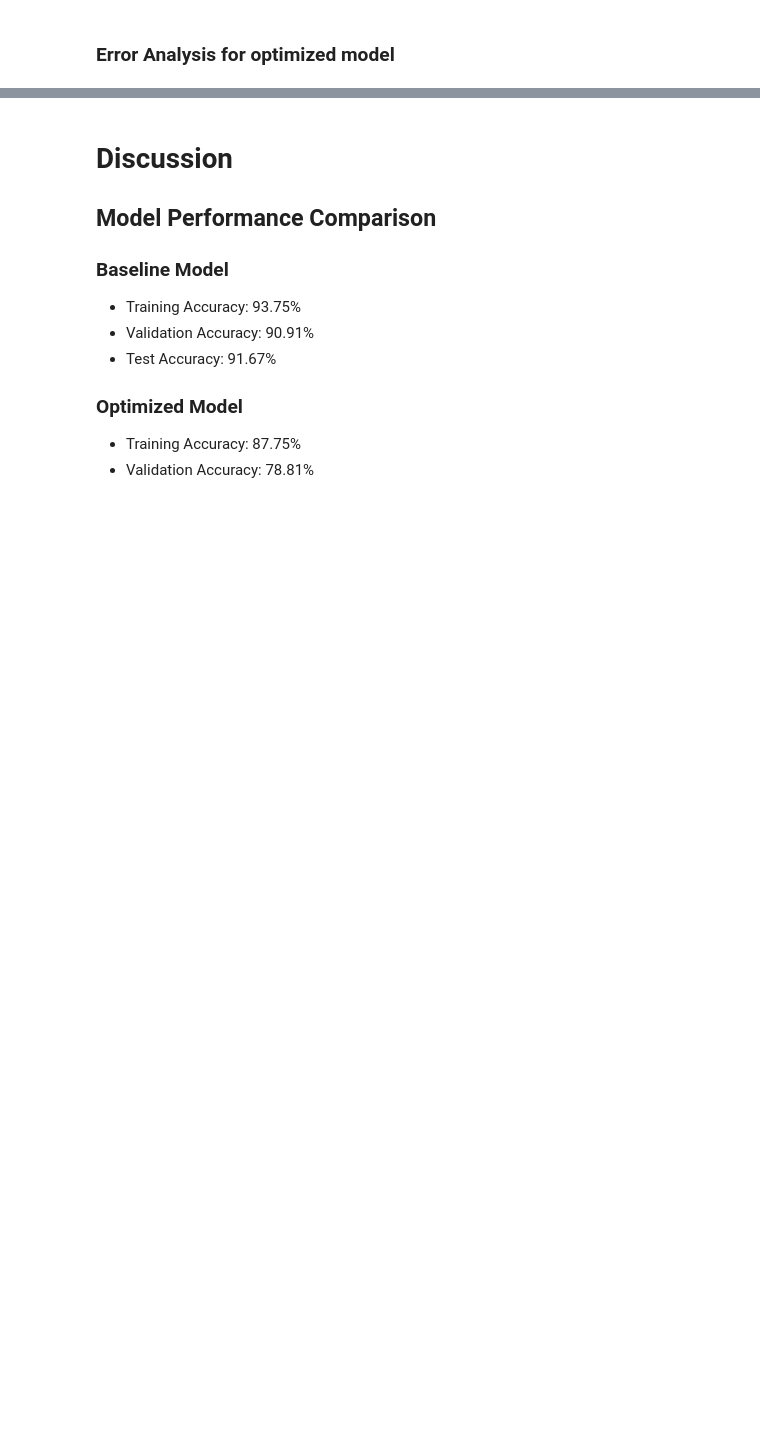
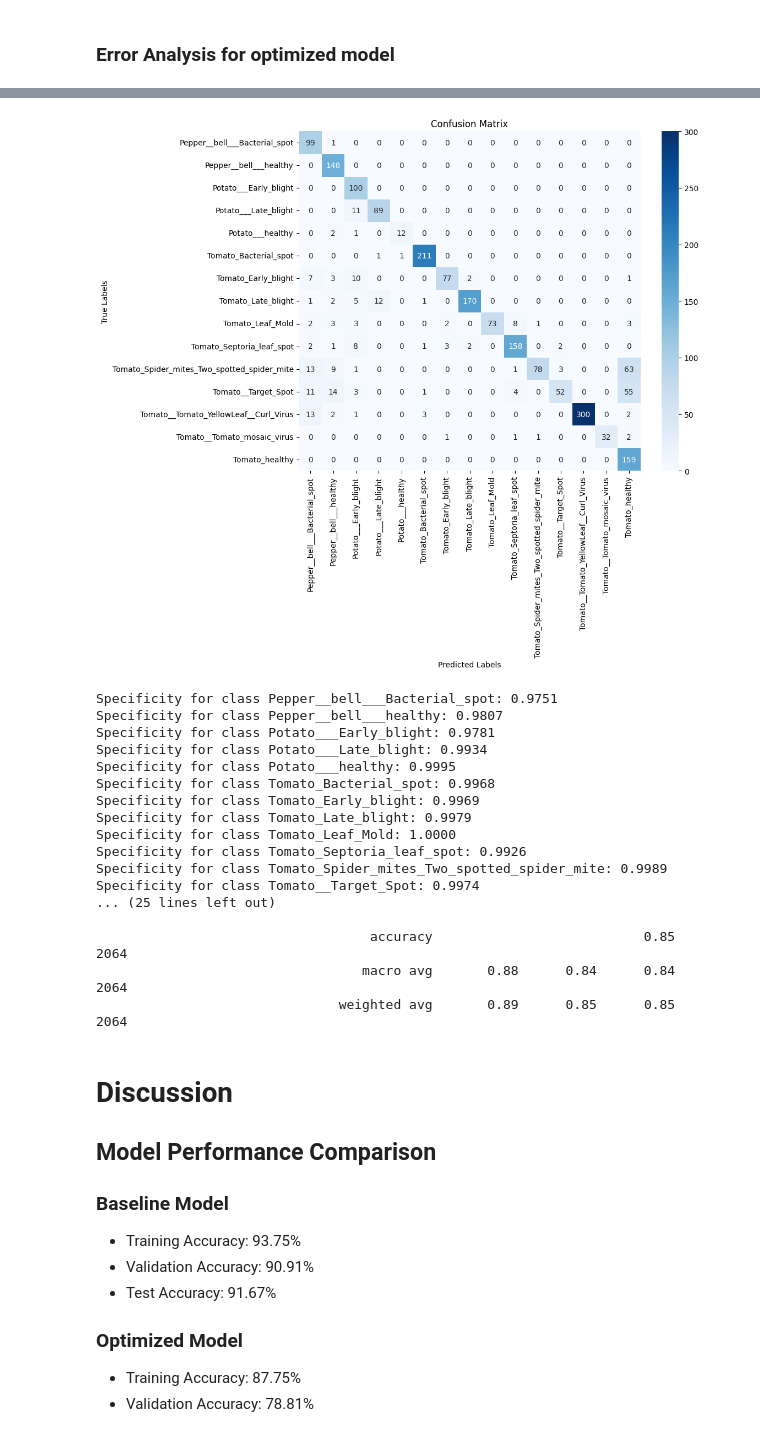
Before and after one commit to charite-uwatwembi/Crop-Disease-AI-Classification, a Jupyter notebook: notebook.ipynb, the cells around one changed output, grey strips where cells are left out. Drawn from its saved outputs; the diff is of its cells as text; code cells hidden in the pictures; blank space fills up the shorter version.

```diff
--- a/notebook.ipynb
+++ b/notebook.ipynb
@@ -623,0 +577,46 @@ Classification Report:
+# %%
+from sklearn.metrics import confusion_matrix, classification_report, f1_score, precision_score, recall_score
+import numpy as np
+import seaborn as sns
+import matplotlib.pyplot as plt
+
+# Ensure predictions are generated correctly
+y_true = test_generator.classes  # Actual classes
+predictions = model.predict(test_generator, steps=test_generator.samples // test_generator.batch_size + 1)
+y_pred = np.argmax(predictions, axis=-1)  # Convert predicted probabilities to class indices
+
+# Confusion Matrix
+cm = confusion_matrix(y_true, y_pred)
+
+# Plot Confusion Matrix using Seaborn heatmap
+plt.figure(figsize=(10, 8))
+sns.heatmap(cm, annot=True, fmt='d', cmap='Blues', xticklabels=list(test_generator.class_indices.keys()), yticklabels=list(test_generator.class_indices.keys()))
+plt.title('Confusion Matrix')
+plt.xlabel('Predicted Labels')
+plt.ylabel('True Labels')
+plt.show()
+
+# Specificity calculation for each class
+specificity = []
+for i in range(cm.shape[0]):
+    tn = np.sum(np.delete(np.delete(cm, i, axis=0), i, axis=1))  # True Negatives
+    fp = np.sum(np.delete(cm[:, i], i))  # False Positives
+    specificity.append(tn / (tn + fp) if (tn + fp) > 0 else 0)  # Handle division by zero
+
+# Print Specificity for each class
+for idx, spec in enumerate(specificity):
+    print(f"Specificity for class {list(test_generator.class_indices.keys())[idx]}: {spec:.4f}")
+
+# F1 Score (macro, micro, weighted)
+f1_macro = f1_score(y_true, y_pred, average='macro')
+f1_micro = f1_score(y_true, y_pred, average='micro')
+f1_weighted = f1_score(y_true, y_pred, average='weighted')
+
+print(f"Macro F1 Score: {f1_macro:.4f}")
+print(f"Micro F1 Score: {f1_micro:.4f}")
+print(f"Weighted F1 Score: {f1_weighted:.4f}")
+
+# Print the detailed classification report
+print("\nClassification Report:")
+print(classification_report(y_true, y_pred, target_names=list(test_generator.class_indices.keys())))
+# %% [output]
@@ -624,3 +624,21 @@ Classification Report:
+[figure, added]
+Specificity for class Pepper__bell___Bacterial_spot: 0.9751
+Specificity for class Pepper__bell___healthy: 0.9807
+Specificity for class Potato___Early_blight: 0.9781
+Specificity for class Potato___Late_blight: 0.9934
+Specificity for class Potato___healthy: 0.9995
+Specificity for class Tomato_Bacterial_spot: 0.9968
+Specificity for class Tomato_Early_blight: 0.9969
+Specificity for class Tomato_Late_blight: 0.9979
+Specificity for class Tomato_Leaf_Mold: 1.0000
+Specificity for class Tomato_Septoria_leaf_spot: 0.9926
+Specificity for class Tomato_Spider_mites_Two_spotted_spider_mite: 0.9989
+Specificity for class Tomato__Target_Spot: 0.9974
+... (25 lines left out)
+
+                                   accuracy                           0.85      2064
+                                  macro avg       0.88      0.84      0.84      2064
+                               weighted avg       0.89      0.85      0.85      2064
 # %% [markdown]
 # Discussion
 
```
Also changed, not shown: parts of 7 cells of this notebook, 1 other file.
